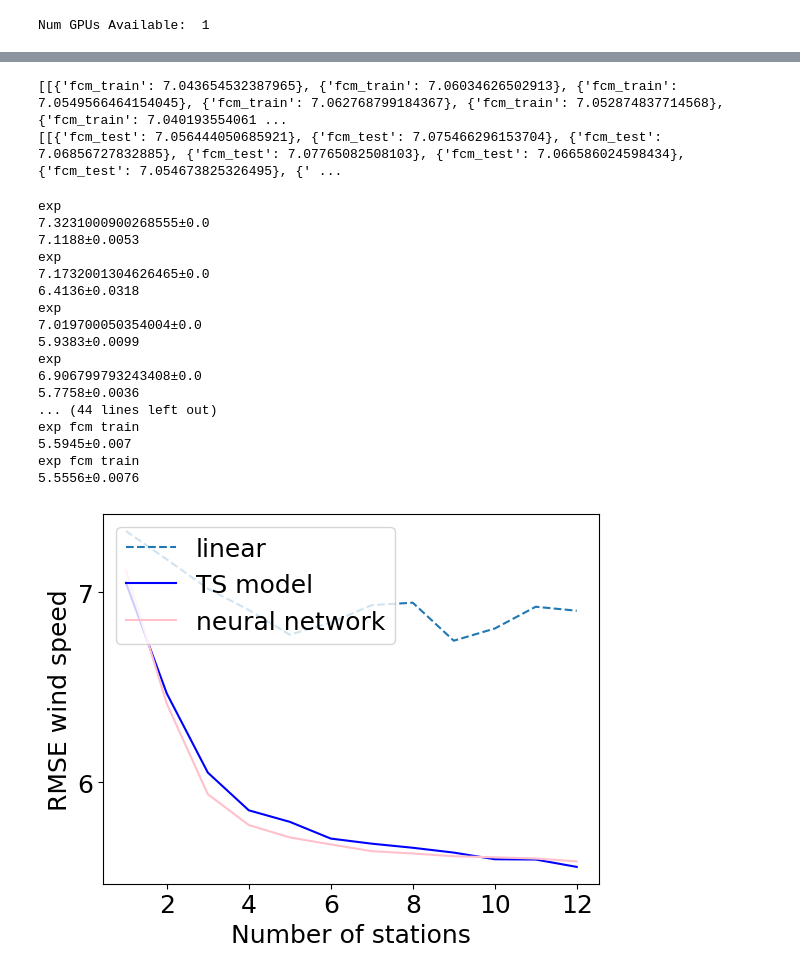
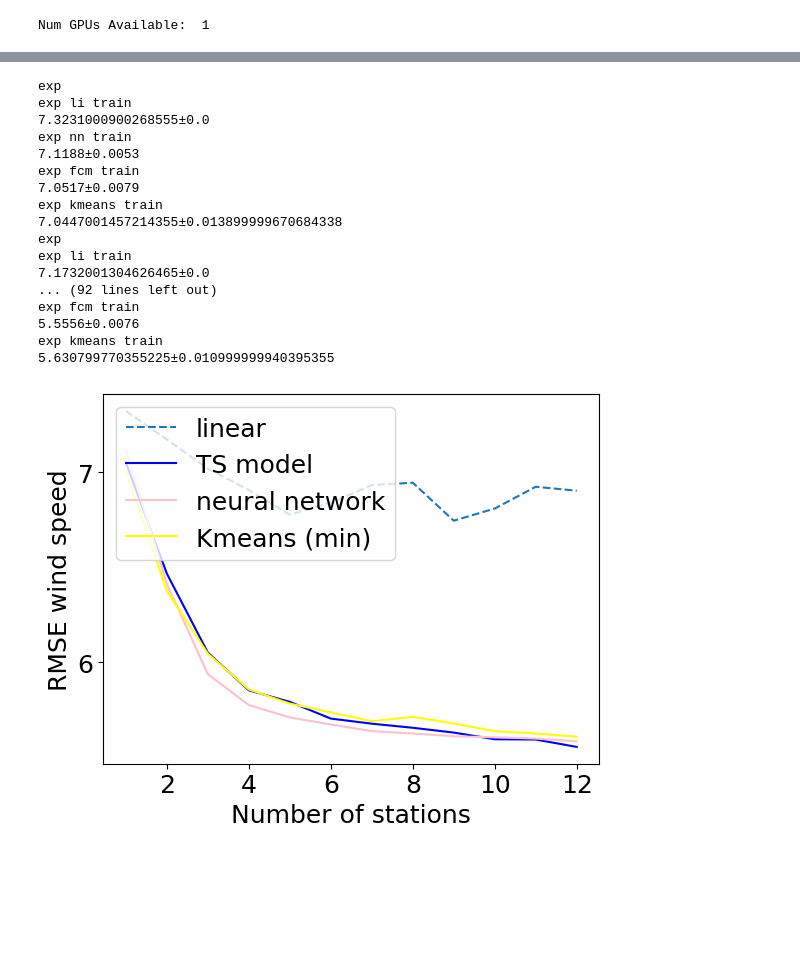
Before and after one commit to yfen3/WindSpeedApproximation, a Jupyter notebook: Exp18_kmeans_with_all_model(ts_gpr_fixed)_min_feature_rmse.ipynb, the cells around one changed output, grey strips where cells are left out. Saved outputs shown, nothing was run; the diff lists cells and outputs as text; code cells hidden in the pictures; blank space fills up the shorter version.

```diff
--- a/Exp18_kmeans_with_all_model(ts_gpr_fixed)_min_feature_rmse.ipynb
+++ b/Exp18_kmeans_with_all_model(ts_gpr_fixed)_min_feature_rmse.ipynb
@@ -187,66 +182,60 @@ Stored 'test_results_fcm_min_feature' (list)
-# %%
-print(training_results_fcm_min_feature)
-
-print(test_results_fcm_min_feature)
-# %% [output]
-[[{'fcm_train': 7.043654532387965}, {'fcm_train': 7.06034626502913}, {'fcm_train': 7.0549566464154045}, {'fcm_train': 7.062768799184367}, {'fcm_train': 7.052874837714568}, {'fcm_train': 7.040193554061 ...
-[[{'fcm_test': 7.056444050685921}, {'fcm_test': 7.075466296153704}, {'fcm_test': 7.06856727832885}, {'fcm_test': 7.07765082508103}, {'fcm_test': 7.066586024598434}, {'fcm_test': 7.054673825326495}, {' ...
 # %%
 li_train_plot = []
 fcm_train_plot = []
 nn_train_plot = []
+kmeans_train_plot = []
 x_axis =  [1,2,3,4,5,6,7,8,9, 10,11,12]
-for exp in training_results_single_feature:
+
+for exp in training_results_li_ts_km_nn_min_feature:
      li_train_plot.append(np.mean([d['linear_train'] for d in exp if 'linear_train' in d]))
      nn_train_plot.append(np.mean([d['nn_train'] for d in exp if 'nn_train' in d]))
-     #gpr_train_plot.append(np.mean([d['gpr_train'] for d in exp if 'nn_train' in d]))
-
-
-for exp in training_results_fcm_min_feature:
      fcm_train_plot.append(np.mean([d['fcm_train'] for d in exp if 'fcm_train' in d]))
-     #gpr_train_plot.append(np.mean([d['gpr_train'] for d in exp if 'nn_train' in d]))
+     kmeans_train_plot.append(np.min([d['kmeans_train'] for d in exp if 'kmeans_train' in d]))
 
 fig, ax = plt.subplots()
 for axis in [ax.xaxis, ax.yaxis]:
     axis.set_major_locator(ticker.MaxNLocator(integer=True))
 
 plt.plot(x_axis, li_train_plot, '--', label='linear')
 plt.plot(x_axis, fcm_train_plot, label='TS model', c='blue')
 plt.plot(x_axis, nn_train_plot, label='neural network', c='pink')
+plt.plot(x_axis, kmeans_train_plot, label='Kmeans (min)', c='yellow')
+
 plt.legend(loc="upper left")
 #plt.ylim(5)
 plt.xlabel('Number of stations')
 plt.ylabel('RMSE wind speed')
 #plt.title('RMSE wind speed vs number of stations on training data')
 
-for exp in training_results_single_feature:
+for exp in training_results_li_ts_km_nn_min_feature:
     print('exp')
+    print('exp li train')
     print(f"{np.round(np.mean([d['linear_train'] for d in exp if 'linear_train' in d]), 4)}±{np.round(np.std([d['linear_train'] for d in exp if 'linear_train' in d]),4)}")
+    print('exp nn train')
     print(f"{np.round(np.mean([d['nn_train'] for d in exp if 'nn_train' in d]), 4)}±{np.round(np.std([d['nn_train'] for d in exp if 'nn_train' in d]),4)}")
-
-
-for exp in training_results_fcm_min_feature:
     print('exp fcm train')
     print(f"{np.round(np.mean([d['fcm_train'] for d in exp if 'fcm_train' in d]), 4)}±{np.round(np.std([d['fcm_train'] for d in exp if 'fcm_train' in d]),4)}")
+    print('exp kmeans train')
+    print(f"{np.round(np.mean([d['kmeans_train'] for d in exp if 'kmeans_train' in d]), 4)}±{np.round(np.std([d['kmeans_train'] for d in exp if 'kmeans_train' in d]),4)}")
 # %% [output]
 exp
+exp li train
 7.3231000900268555±0.0
+exp nn train
 7.1188±0.0053
+exp fcm train
+7.0517±0.0079
+exp kmeans train
+7.0447001457214355±0.013899999670684338
 exp
+exp li train
 7.1732001304626465±0.0
-6.4136±0.0318
-exp
-7.019700050354004±0.0
-5.9383±0.0099
-exp
-6.906799793243408±0.0
-5.7758±0.0036
-... (44 lines left out)
-exp fcm train
-5.5945±0.007
+... (92 lines left out)
 exp fcm train
 5.5556±0.0076
+exp kmeans train
+5.630799770355225±0.010999999940395355
-[figure, old version]
+[figure, new version]
 # %%
 # The fcm testing data is MSE not RMSE
 
```
Also changed, not shown: parts of 4 cells of this notebook, 9 other files.
